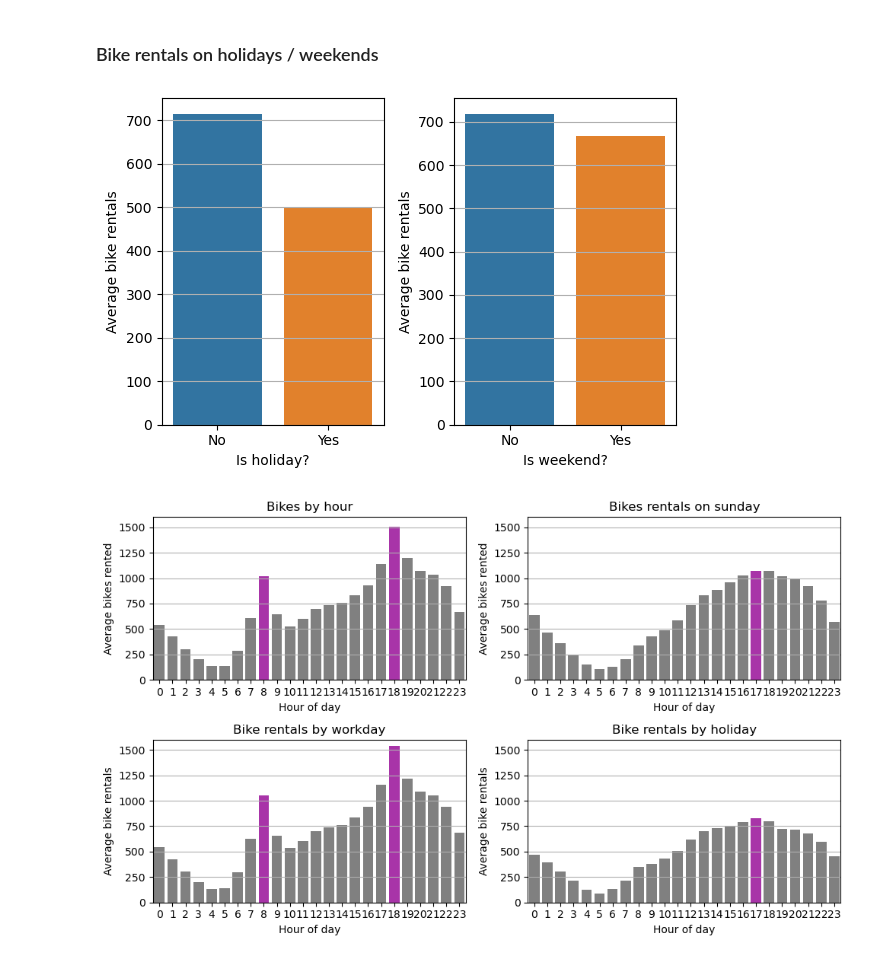
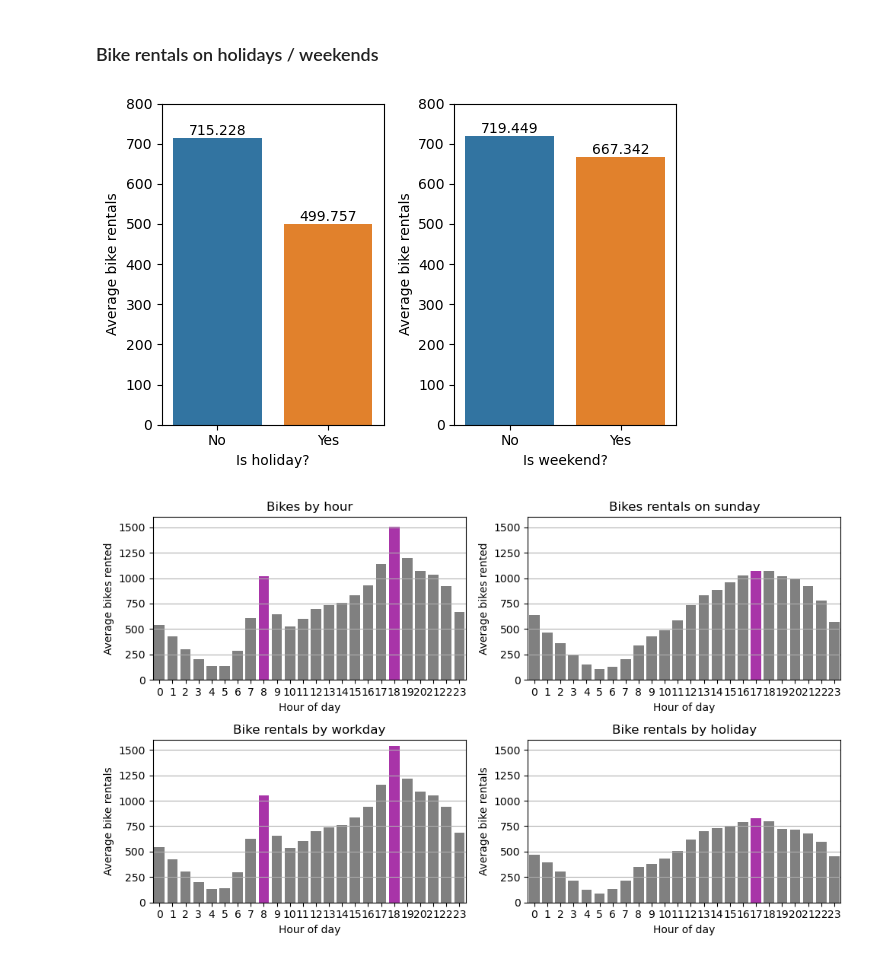
Before and after one commit to lukwies/Bikerentals-in-Seoul, a Jupyter notebook: notebooks/exploration.ipynb, the cells around one changed output. Saved outputs shown, nothing was run; the diff lists cells and outputs as text; code cells hidden in the pictures.

```diff
--- a/notebooks/exploration.ipynb
+++ b/notebooks/exploration.ipynb
@@ -275,24 +267,24 @@ plt.show()
 # %%
 plot_h_df = df.groupby('holiday').agg({'rented_bike_count':'mean'}).reset_index()
 plot_w_df = df.copy()
 plot_w_df['weekend'] = df['weekday'].apply(lambda d: 'Yes' if d > 4 else 'No')
 plot_w_df = plot_w_df.groupby('weekend').agg({'rented_bike_count':'mean'}).reset_index()
 
 fig,ax = plt.subplots(1, 2, figsize=(6,4))
 
-sax = sns.barplot(data=plot_h_df, x='holiday', y='rented_bike_count', ax=ax[0])
-sax.set(xlabel='Is holiday?', ylabel='Average bike rentals')
-sax.grid(axis='y')
+sx = sns.barplot(data=plot_h_df, x='holiday', y='rented_bike_count', ax=ax[0])
+sx.bar_label(sx.containers[0], label_type='edge')
+sx.set(xlabel='Is holiday?', ylabel='Average bike rentals', ylim=(0,800))
 
-sax = sns.barplot(data=plot_w_df, x='weekend', y='rented_bike_count', ax=ax[1])
-sax.set(xlabel='Is weekend?', ylabel='Average bike rentals')
-sax.grid(axis='y')
+sx = sns.barplot(data=plot_w_df, x='weekend', y='rented_bike_count', ax=ax[1])
+sx.set(xlabel='Is weekend?', ylabel='Average bike rentals', ylim=(0,800))
+sx.bar_label(sx.containers[0], label_type='edge')
 
 plt.tight_layout()
 plt.savefig('../plots/bikes_by_holiday.png')
 plt.show()
 # %% [output]
-[figure, old version]
+[figure, new version]
 # %%
 plot_we_df  = df[df['holiday'] == 'Yes'].groupby('hour').agg({'rented_bike_count':'mean'}).reset_index()
 plot_wd_df  = df[df['holiday'] == 'No'].groupby('hour').agg({'rented_bike_count':'mean'}).reset_index()
```
Also changed, not shown: parts of 6 cells of this notebook.
